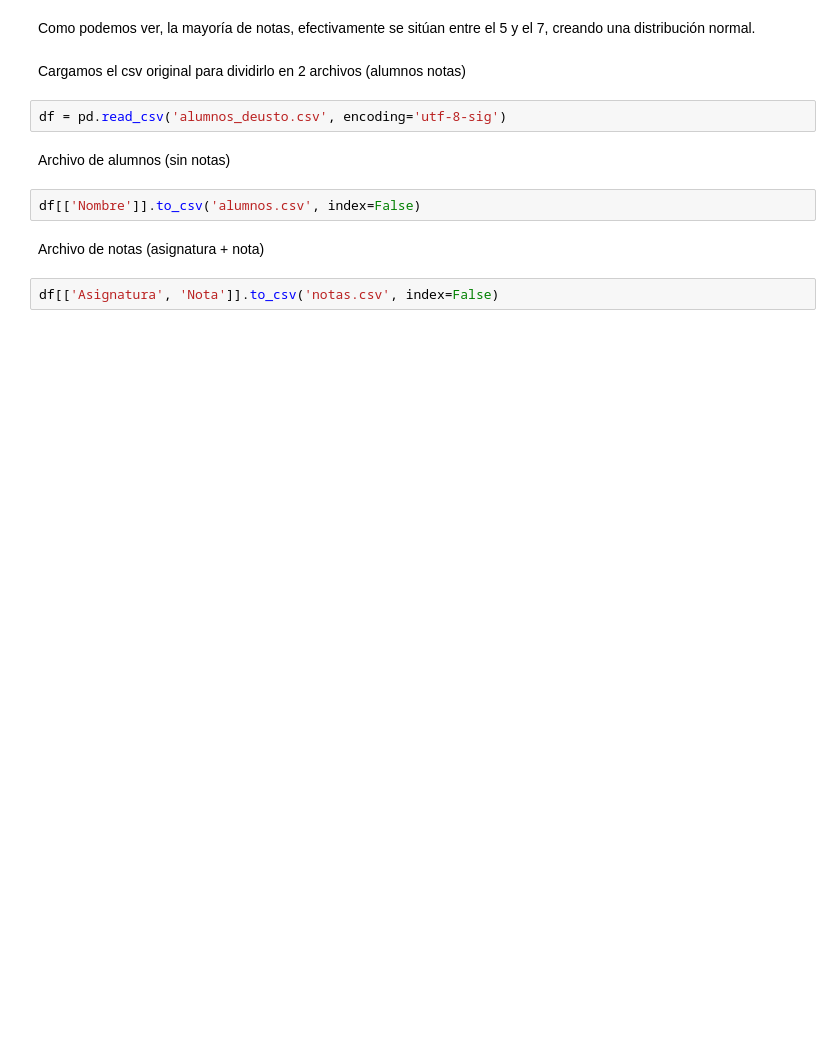
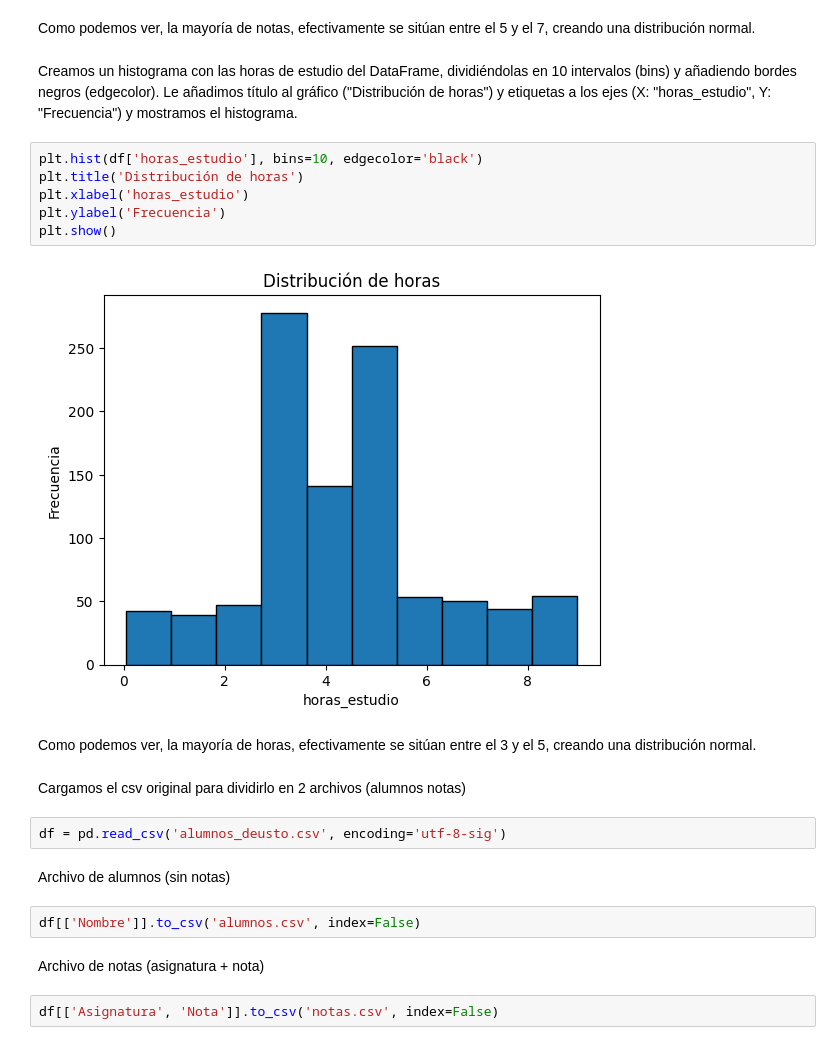
Before and after one commit to GaizkaMiranda/Analisis, a Jupyter notebook: notebook.ipynb, the cells around one changed output. Drawn from its saved outputs; the diff is of its cells as text; blank space fills up the shorter version.

```diff
--- a/notebook.ipynb
+++ b/notebook.ipynb
@@ -76,5 +115,18 @@ plt.show()
 # %% [markdown]
 Como podemos ver, la mayoría de notas, efectivamente se sitúan entre el 5 y el 7, creando una distribución normal.
+# %% [markdown]
+Creamos un histograma con las horas de estudio del DataFrame, dividiéndolas en 10 intervalos (bins) y añadiendo bordes negros (edgecolor).
+Le añadimos título al gráfico ("Distribución de horas") y etiquetas a los ejes (X: "horas_estudio", Y: "Frecuencia") y mostramos el histograma.
+# %%
+plt.hist(df['horas_estudio'], bins=10, edgecolor='black')
+plt.title('Distribución de horas')
+plt.xlabel('horas_estudio')
+plt.ylabel('Frecuencia')
+plt.show()
+# %% [output]
+[figure, added]
+# %% [markdown]
+Como podemos ver, la mayoría de horas, efectivamente se sitúan entre el 3 y el 5, creando una distribución normal.
 # %% [markdown]
 Cargamos el csv original para dividirlo en 2 archivos (alumnos  notas)
 # %%
```
Also changed, not shown: parts of 19 cells of this notebook, 5 other files.
